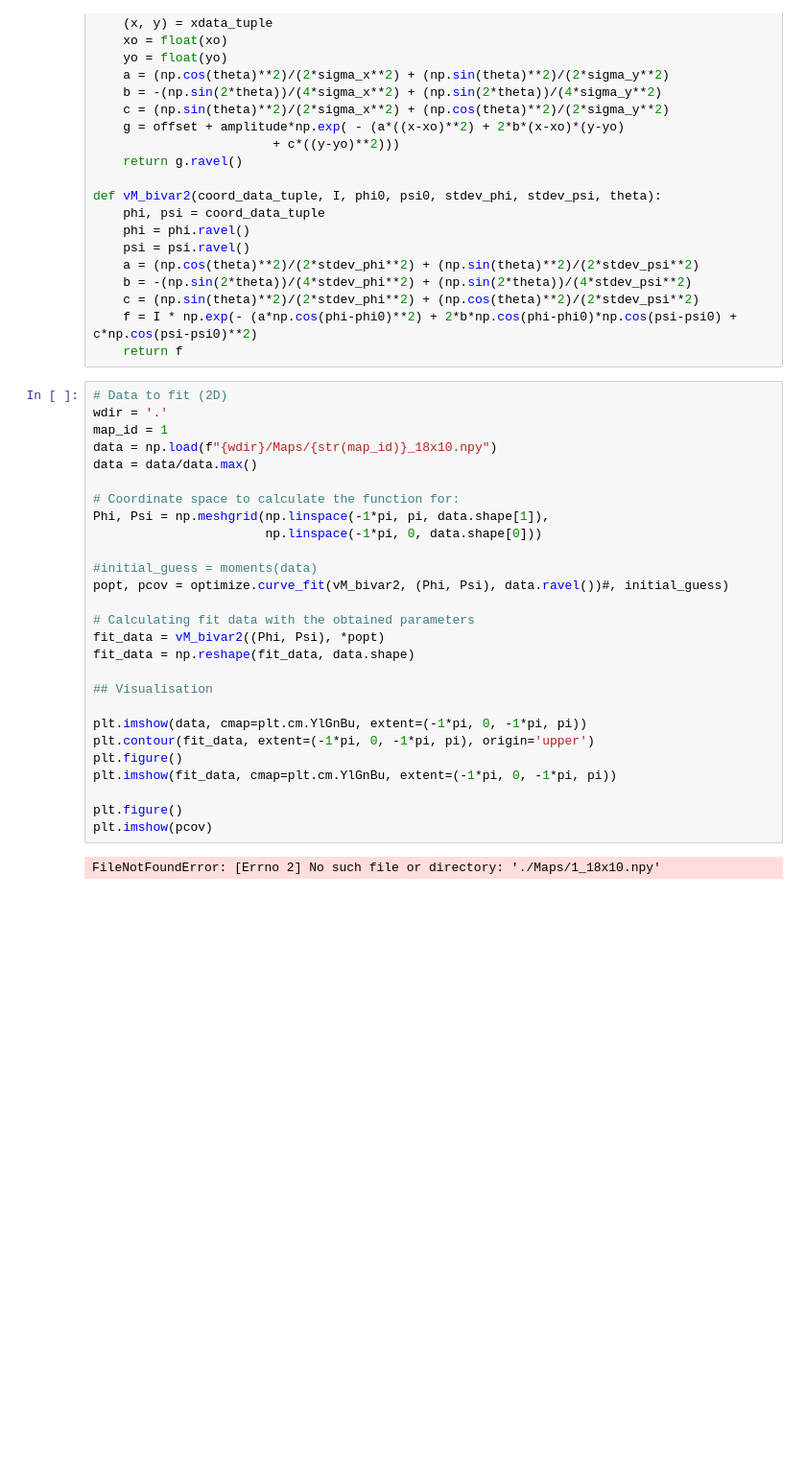
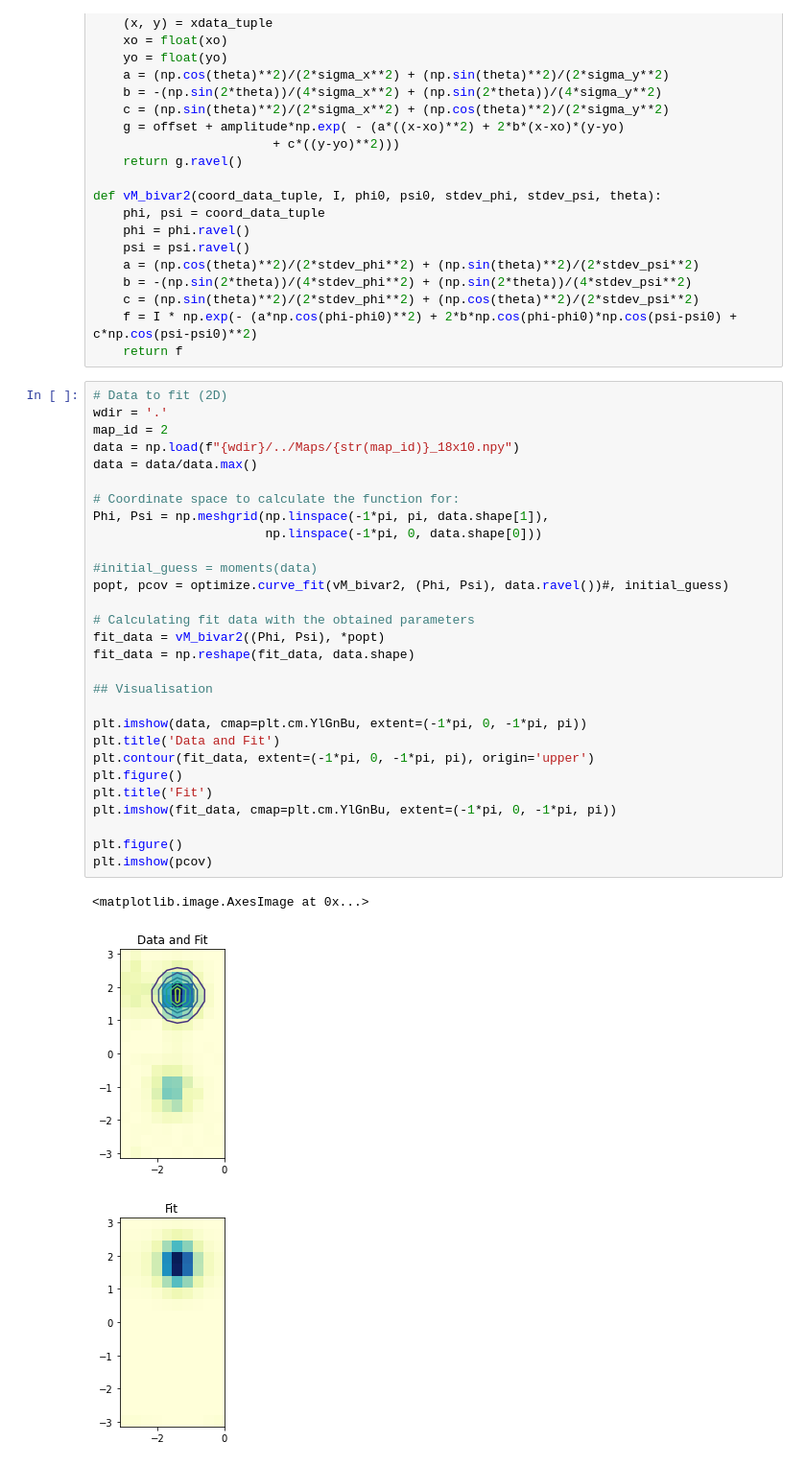
Before and after one commit to krairy/random, a Jupyter notebook: WrappedGaussianFitting.ipynb, the cells around one changed output. Shown: that part at 96% size. Drawn from its saved outputs; the diff is of its cells as text; blank space fills up the shorter version.

```diff
--- a/WrappedGaussianFitting.ipynb
+++ b/WrappedGaussianFitting.ipynb
@@ -54,29 +54,33 @@ def vM_bivar2(coord_data_tuple, I, phi0, psi0, stdev_phi, stdev_psi, theta):
 # %%
 # Data to fit (2D)
 wdir = '.'
-map_id = 1
-data = np.load(f"{wdir}/Maps/{str(map_id)}_18x10.npy")
+map_id = 2
+data = np.load(f"{wdir}/../Maps/{str(map_id)}_18x10.npy")
 data = data/data.max()
 
 # Coordinate space to calculate the function for:
 Phi, Psi = np.meshgrid(np.linspace(-1*pi, pi, data.shape[1]),
                        np.linspace(-1*pi, 0, data.shape[0]))
 
 #initial_guess = moments(data)
 popt, pcov = optimize.curve_fit(vM_bivar2, (Phi, Psi), data.ravel())#, initial_guess)
 
 # Calculating fit data with the obtained parameters
 fit_data = vM_bivar2((Phi, Psi), *popt)
 fit_data = np.reshape(fit_data, data.shape)
 
 ## Visualisation
 
 plt.imshow(data, cmap=plt.cm.YlGnBu, extent=(-1*pi, 0, -1*pi, pi))
+plt.title('Data and Fit')
 plt.contour(fit_data, extent=(-1*pi, 0, -1*pi, pi), origin='upper')
 plt.figure()
+plt.title('Fit')
 plt.imshow(fit_data, cmap=plt.cm.YlGnBu, extent=(-1*pi, 0, -1*pi, pi))
 
 plt.figure()
 plt.imshow(pcov)
 # %% [output]
-FileNotFoundError: [Errno 2] No such file or directory: './Maps/1_18x10.npy'
+<matplotlib.image.AxesImage at 0x...>
+[figure, added]
+[figure, added]
```
Also changed, not shown: parts of 3 cells of this notebook.
